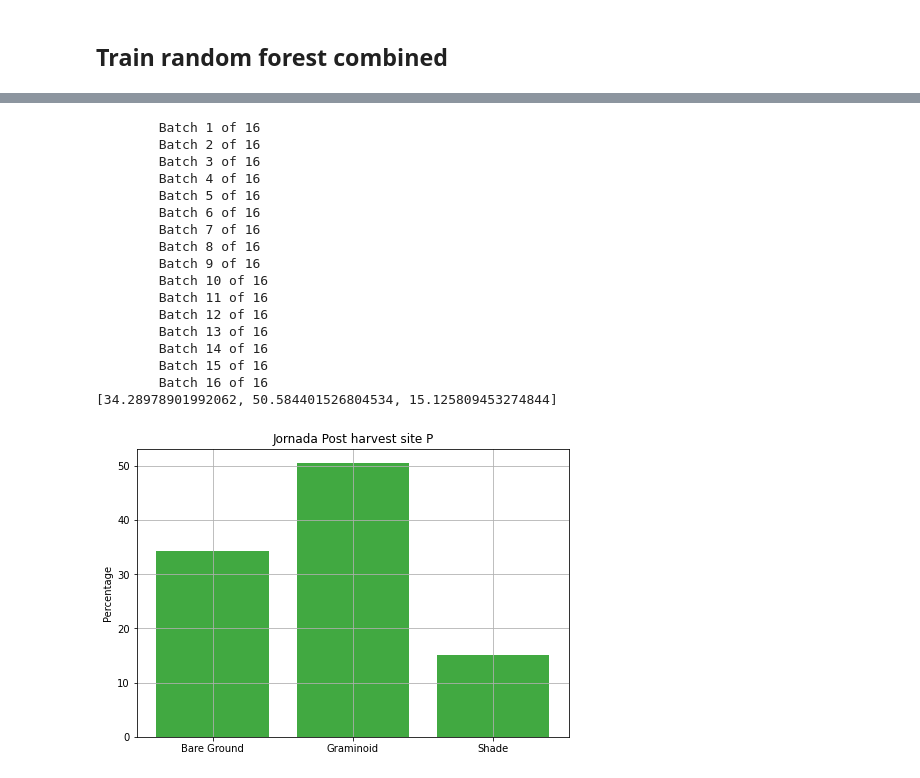
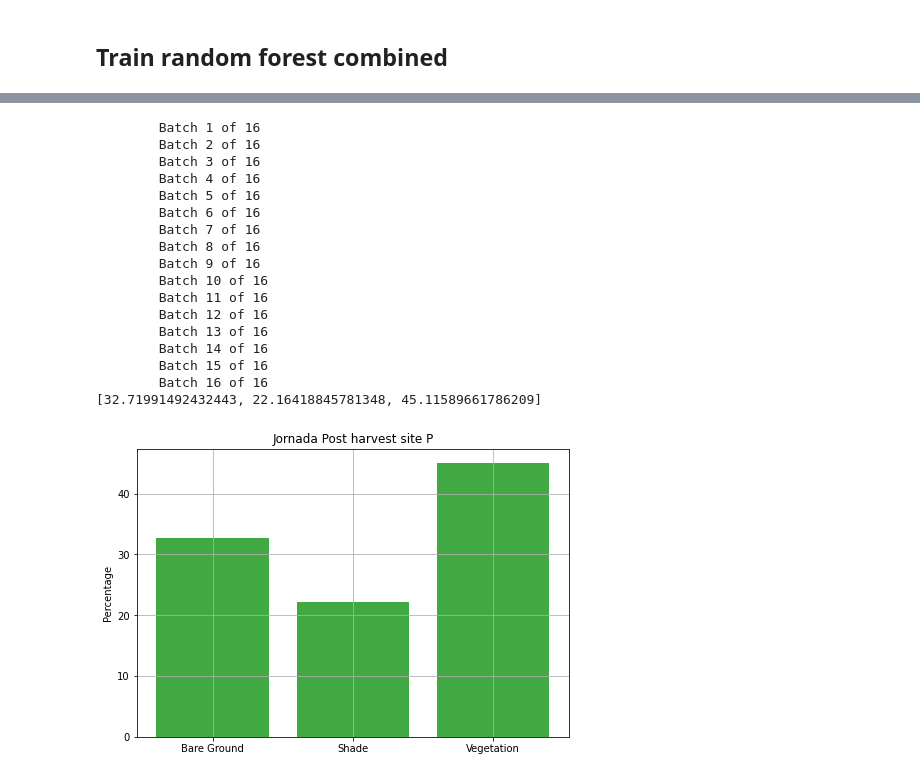
Before and after one commit to Aryal007/ml_satellite_image_segmentation, a Jupyter notebook: example_jornada_airborne.ipynb, the cells around one changed output, grey strips where cells are left out. Saved outputs shown, nothing was run; the diff lists cells and outputs as text; code cells hidden in the pictures.

```diff
--- a/example_jornada_airborne.ipynb
+++ b/example_jornada_airborne.ipynb
@@ -522,7 +525,7 @@ image_np = c_post_tiff.read()[[2,3,4],:,:].transpose(1,2,0)
 image_np[image_np == -32767] = np.nan
 _values = Counter(list(c_post_all_prediction[np.invert(np.isnan(np.mean(image_np, axis=2)))]))
 _total = sum(_values.values())
-_classes = sorted(['Graminoid', 'Bare Ground', 'Shade', 'Shrub'])
+_classes = sorted(classes)
 fig = plt.figure()
 ax = fig.add_axes([0,0,1,1])
 ax.set_title('Jornada Post harvest site C')
@@ -561,7 +564,7 @@ image_np = m_pre_tiff.read()[[2,3,4],:,:].transpose(1,2,0)
 image_np[image_np == -32767] = np.nan
 _values = Counter(list(m_pre_all_prediction[np.invert(np.isnan(np.mean(image_np, axis=2)))]))
 _total = sum(_values.values())
-_classes = sorted(['Graminoid', 'Bare Ground', 'Shade', 'Shrub'])
+_classes = sorted(classes)
 fig = plt.figure()
 ax = fig.add_axes([0,0,1,1])
 ax.set_title('Jornada Pre harvest site M')
@@ -600,7 +603,7 @@ image_np = m_post_tiff.read()[[2,3,4],:,:].transpose(1,2,0)
 image_np[image_np == -32767] = np.nan
 _values = Counter(list(m_post_all_prediction[np.invert(np.isnan(np.mean(image_np, axis=2)))]))
 _total = sum(_values.values())
-_classes = sorted(['Graminoid', 'Bare Ground', 'Shade', 'Shrub'])
+_classes = sorted(classes)
 fig = plt.figure()
 ax = fig.add_axes([0,0,1,1])
 ax.set_title('Jornada Post harvest site M')
@@ -639,7 +642,7 @@ image_np = p_pre_tiff.read()[[2,3,4],:,:].transpose(1,2,0)
 image_np[image_np == -32767] = np.nan
 _values = Counter(list(p_pre_all_prediction[np.invert(np.isnan(np.mean(image_np, axis=2)))]))
 _total = sum(_values.values())
-_classes = sorted(['Graminoid', 'Bare Ground', 'Shade', 'Shrub'])
+_classes = sorted(classes)
 fig = plt.figure()
 ax = fig.add_axes([0,0,1,1])
 ax.set_title('Jornada Pre harvest site P')
@@ -678,38 +681,38 @@ image_np = p_post_tiff.read()[[2,3,4],:,:].transpose(1,2,0)
 image_np[image_np == -32767] = np.nan
 _values = Counter(list(p_post_all_prediction[np.invert(np.isnan(np.mean(image_np, axis=2)))]))
 _total = sum(_values.values())
-_classes = sorted(['Graminoid', 'Bare Ground', 'Shade', 'Shrub'])
+_classes = sorted(classes)
 fig = plt.figure()
 ax = fig.add_axes([0,0,1,1])
 ax.set_title('Jornada Post harvest site P')
 ax.set_ylabel('Percentage')
 x,y = [], []
 for key in sorted(dict(_values)):
     x.append(_classes[key-1])
     y.append(_values[key]/_total*100)
 ax.bar(x,y,color="tab:green", alpha=0.9)
 ax.grid()
 print(y)
 plt.show()
 # %% [output]
         Batch 1 of 16
         Batch 2 of 16
         Batch 3 of 16
         Batch 4 of 16
         Batch 5 of 16
         Batch 6 of 16
         Batch 7 of 16
         Batch 8 of 16
         Batch 9 of 16
         Batch 10 of 16
         Batch 11 of 16
         Batch 12 of 16
         Batch 13 of 16
         Batch 14 of 16
         Batch 15 of 16
         Batch 16 of 16
-[34.28978901992062, 50.584401526804534, 15.125809453274844]
+[32.71991492432443, 22.16418845781348, 45.11589661786209]
-[figure, old version]
+[figure, new version]
 # %%
 t_pre_all_prediction = t_pre_classifier.get_labels(t_pre_tiff,"/estimator.sav")
 t_pre_data.convert_to_tiff(t_pre_tiff, t_pre_all_prediction, filename="t_pre_all.tif")
```
Also changed, not shown: parts of 27 cells of this notebook, 2 other files.
